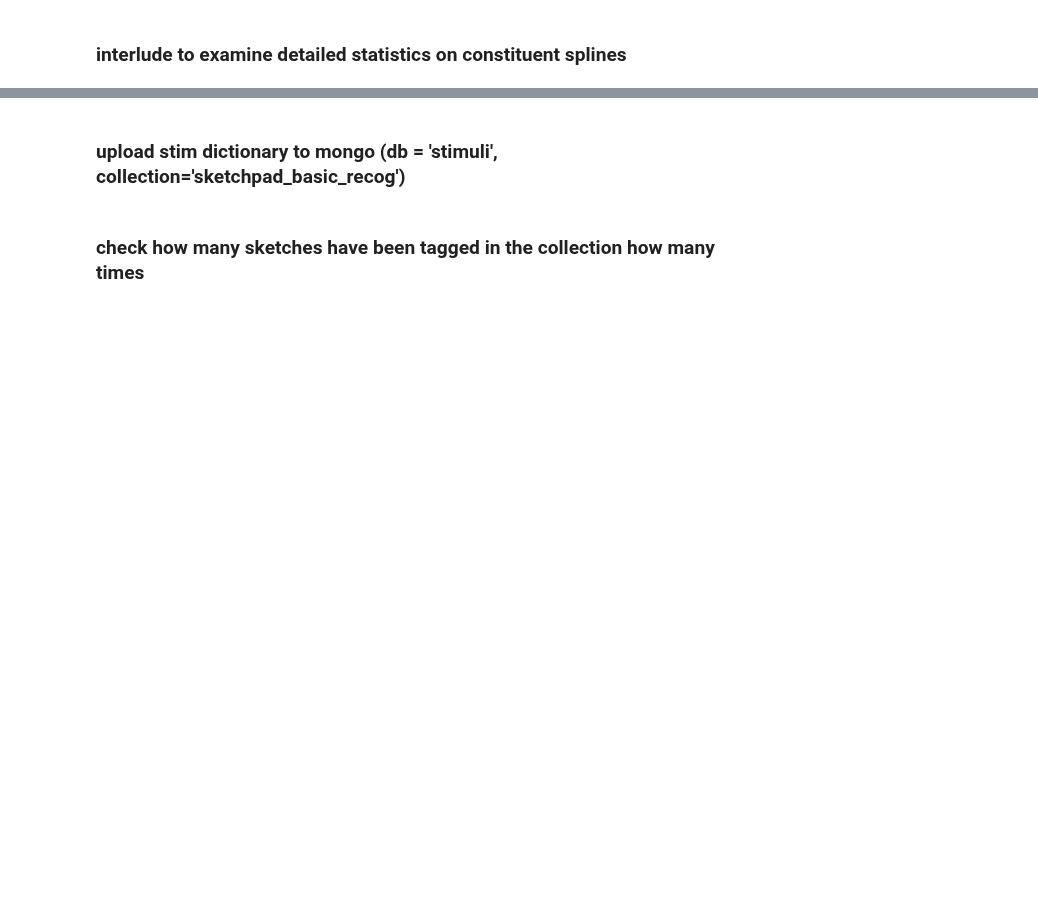
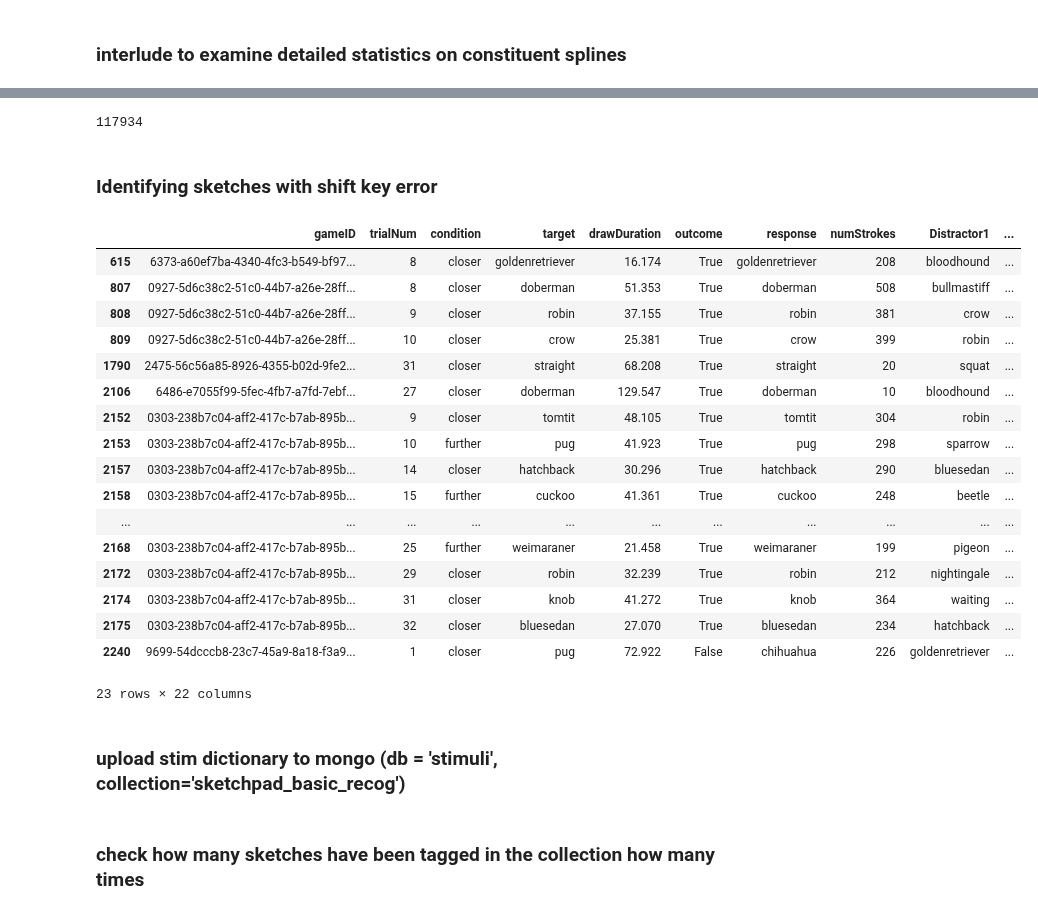
Before and after one commit to cogtoolslab/semantic_parts, a Jupyter notebook: analysis/kushinm/preprocess_sketches_for_annotation_and_add_to_mongo.ipynb, the cells around one changed output, grey strips where cells are left out. Drawn from its saved outputs; the diff is of its cells as text; code cells hidden in the pictures; blank space fills up the shorter version.

Commit message:
diagnosing shift key error

```diff
--- a/analysis/kushinm/preprocess_sketches_for_annotation_and_add_to_mongo.ipynb
+++ b/analysis/kushinm/preprocess_sketches_for_annotation_and_add_to_mongo.ipynb
@@ -222,8 +242,8 @@ if filter_mode == 'composite':
 ##extract the list of "good games" with lowest composite score
     good_games = [i for (i,j) in zip(game_list,composite_rank) if j<70]
 elif filter_mode == 'accuracy':
-##extract the list of "good games" with lowest accuracy rank
-    good_games = [i for (i,j) in zip(game_list, acc_rank) if j<50]
+##extract the list of top 40 "good games" with lowest accuracy rank
+    good_games = [i for (i,j) in zip(game_list, acc_rank) if j<40]
 
 ## now define a meta2 dataframe that ONLY contains data from the "good games"
 meta2 = meta[meta['gameID'].isin(good_games)]
@@ -338,3 +361,48 @@ plt.xlim(0,200)
+# %%
+flat_spline_lengths_arr = np.array(flat_spline_lengths)
+len(flat_spline_lengths_arr[flat_spline_lengths_arr>np.mean(flat_spline_lengths_arr)-np.std(flat_spline_lengths_arr)*3])
+# %% [output]
+117934
+# %% [markdown]
+### Identifying sketches with shift key error
+# %%
+##We want to find out how many sketches have a large number of short splines to diagnose the shift-key error
+
+num_short_splines=[]
+for i,sketch in meta.iterrows():
+    _num_short_splines=0
+    for j in range(0,min(sketch['numSplines'],len(svg_abs_spline_lengths[i]))):
+        if svg_abs_spline_lengths[i][j]<6:
+            _num_short_splines+=1
+    num_short_splines.append(_num_short_splines)
+
+num_short_splines = pd.Series(num_short_splines)
+# %%
+#creating a troubleshooting dataframe to look at which sketches may be problematic
+
+ts_df = meta
+ts_df = ts_df.assign(short_splines=num_short_splines)
+# %%
+ts_df[ts_df['short_splines']>100]
+# %% [output]
+|  | gameID | trialNum | condition | target | drawDuration | outcome | response | numStrokes | Distractor1 | ... |
+| 615 | 6373-a60ef7ba-4340-4fc3-b549-bf97... | 8 | closer | goldenretriever | 16.174 | True | goldenretriever | 208 | bloodhound | ... |
+| 807 | 0927-5d6c38c2-51c0-44b7-a26e-28ff... | 8 | closer | doberman | 51.353 | True | doberman | 508 | bullmastiff | ... |
+| 808 | 0927-5d6c38c2-51c0-44b7-a26e-28ff... | 9 | closer | robin | 37.155 | True | robin | 381 | crow | ... |
+| 809 | 0927-5d6c38c2-51c0-44b7-a26e-28ff... | 10 | closer | crow | 25.381 | True | crow | 399 | robin | ... |
+| 1790 | 2475-56c56a85-8926-4355-b02d-9fe2... | 31 | closer | straight | 68.208 | True | straight | 20 | squat | ... |
+| 2106 | 6486-e7055f99-5fec-4fb7-a7fd-7ebf... | 27 | closer | doberman | 129.547 | True | doberman | 10 | bloodhound | ... |
+| 2152 | 0303-238b7c04-aff2-417c-b7ab-895b... | 9 | closer | tomtit | 48.105 | True | tomtit | 304 | robin | ... |
+| 2153 | 0303-238b7c04-aff2-417c-b7ab-895b... | 10 | further | pug | 41.923 | True | pug | 298 | sparrow | ... |
+| 2157 | 0303-238b7c04-aff2-417c-b7ab-895b... | 14 | closer | hatchback | 30.296 | True | hatchback | 290 | bluesedan | ... |
+| 2158 | 0303-238b7c04-aff2-417c-b7ab-895b... | 15 | further | cuckoo | 41.361 | True | cuckoo | 248 | beetle | ... |
+| ... | ... | ... | ... | ... | ... | ... | ... | ... | ... | ... |
+| 2168 | 0303-238b7c04-aff2-417c-b7ab-895b... | 25 | further | weimaraner | 21.458 | True | weimaraner | 199 | pigeon | ... |
+| 2172 | 0303-238b7c04-aff2-417c-b7ab-895b... | 29 | closer | robin | 32.239 | True | robin | 212 | nightingale | ... |
+| 2174 | 0303-238b7c04-aff2-417c-b7ab-895b... | 31 | closer | knob | 41.272 | True | knob | 364 | waiting | ... |
+| 2175 | 0303-238b7c04-aff2-417c-b7ab-895b... | 32 | closer | bluesedan | 27.070 | True | bluesedan | 234 | hatchback | ... |
+| 2240 | 9699-54dcccb8-23c7-45a9-8a18-f3a9... | 1 | closer | pug | 72.922 | False | chihuahua | 226 | goldenretriever | ... |
+23 rows × 22 columns
 # %% [markdown]
 ### upload stim dictionary to mongo (db = 'stimuli', collection='sketchpad_basic_recog')
 # %%
```
Also changed, not shown: parts of 9 cells of this notebook.
